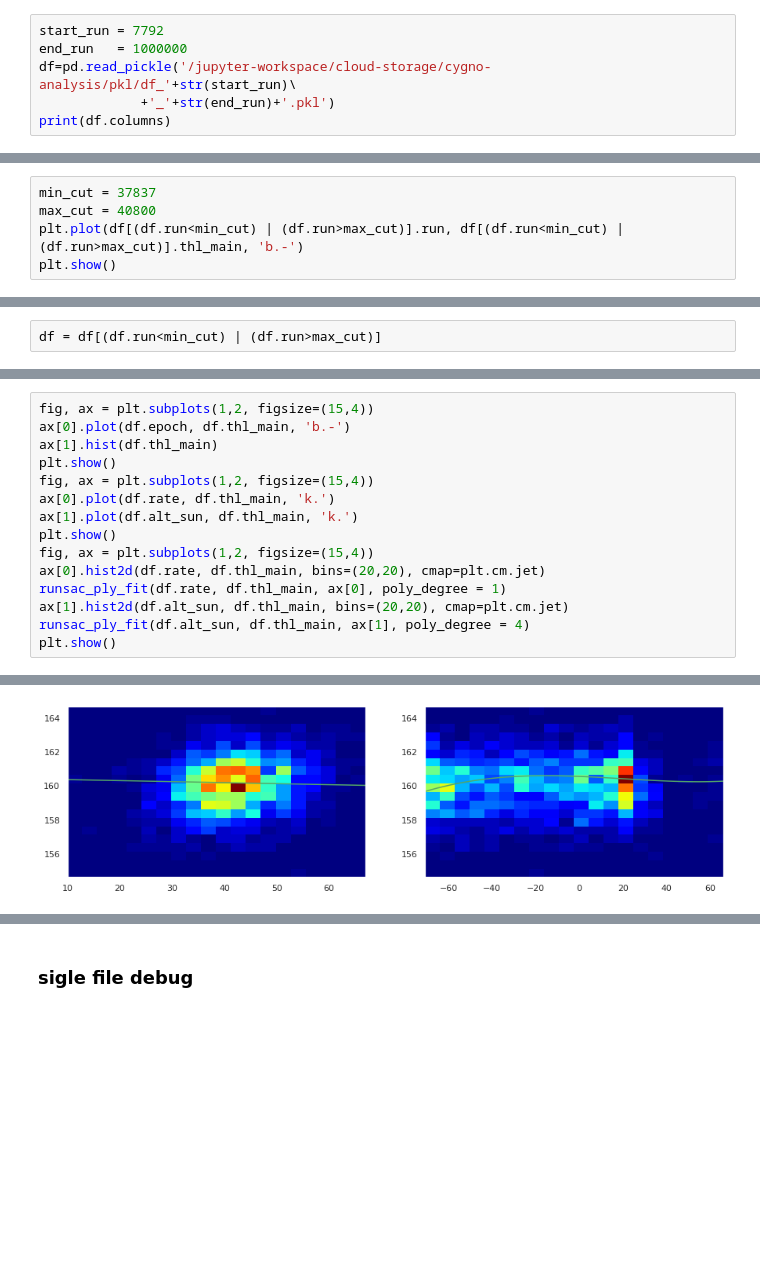
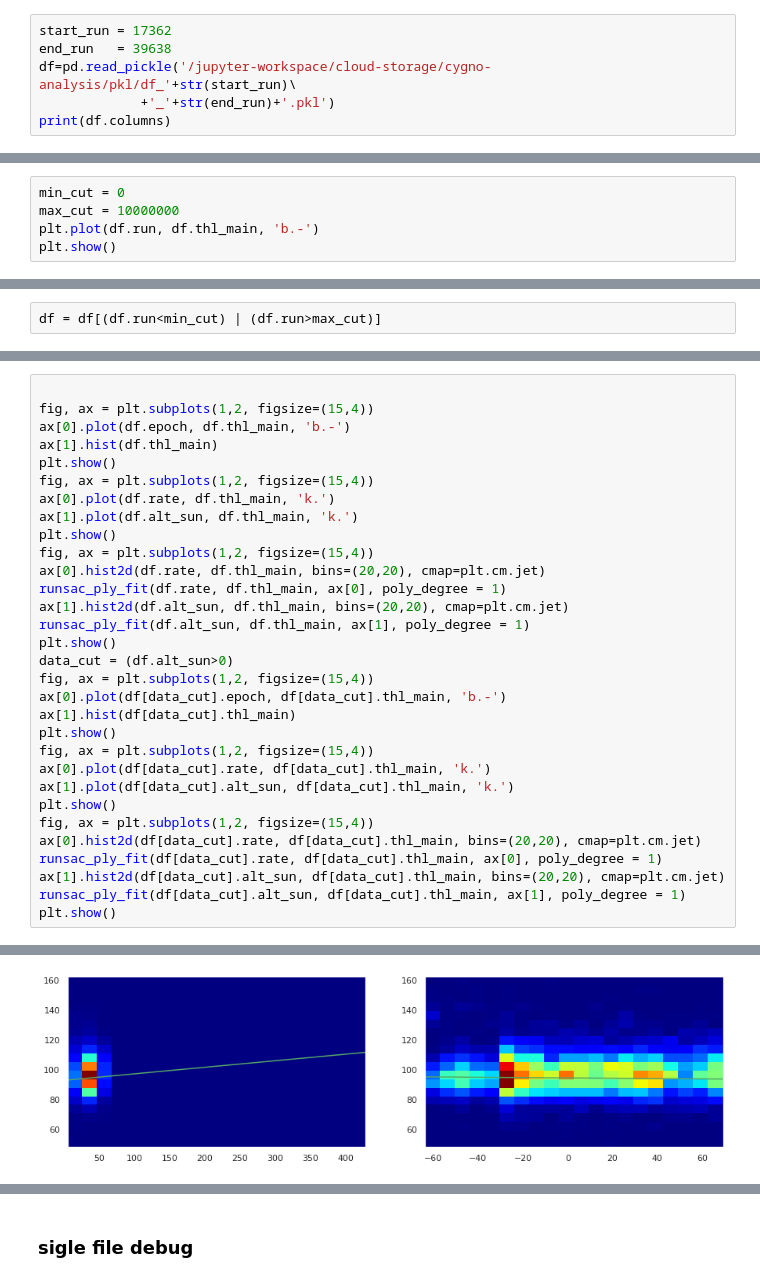
Before and after one commit to gmazzitelli/cygno_cloud, a Jupyter notebook: sunPosition.ipynb, the cells around one changed output, grey strips where cells are left out. Saved outputs shown, nothing was run; the diff lists cells and outputs as text; blank space fills up the shorter version.

```diff
--- a/sunPosition.ipynb
+++ b/sunPosition.ipynb
@@ -356,6 +343,6 @@ df.to_pickle('/jupyter-workspace/cloud-storage/cygno-analysis/pkl/df_'+str(start
 # %%
-start_run = 7792
-end_run   = 1000000
+start_run = 17362
+end_run   = 39638
 df=pd.read_pickle('/jupyter-workspace/cloud-storage/cygno-analysis/pkl/df_'+str(start_run)\
              +'_'+str(end_run)+'.pkl')
 print(df.columns)
@@ -365,8 +352,8 @@ Index(['run', 'epoch', 'tht', 'fft', 'rate', 'th0_main', 'th0_std', 'tht_main',
        'az_cygno'],
       dtype='object')
 # %%
-min_cut = 37837
-max_cut = 40800
-plt.plot(df[(df.run<min_cut) | (df.run>max_cut)].run, df[(df.run<min_cut) | (df.run>max_cut)].thl_main, 'b.-')
+min_cut = 0
+max_cut = 10000000
+plt.plot(df.run, df.thl_main, 'b.-')
 plt.show()
 # %% [output]
@@ -448,4 +435,5 @@ pick:  0.0
 # %%
+
 fig, ax = plt.subplots(1,2, figsize=(15,4))
 ax[0].plot(df.epoch, df.thl_main, 'b.-')
 ax[1].hist(df.thl_main)
@@ -458,6 +446,21 @@ fig, ax = plt.subplots(1,2, figsize=(15,4))
 ax[0].hist2d(df.rate, df.thl_main, bins=(20,20), cmap=plt.cm.jet)
 runsac_ply_fit(df.rate, df.thl_main, ax[0], poly_degree = 1)
 ax[1].hist2d(df.alt_sun, df.thl_main, bins=(20,20), cmap=plt.cm.jet)
-runsac_ply_fit(df.alt_sun, df.thl_main, ax[1], poly_degree = 4)
+runsac_ply_fit(df.alt_sun, df.thl_main, ax[1], poly_degree = 1)
 plt.show()
+data_cut = (df.alt_sun>0)
+fig, ax = plt.subplots(1,2, figsize=(15,4))
+ax[0].plot(df[data_cut].epoch, df[data_cut].thl_main, 'b.-')
+ax[1].hist(df[data_cut].thl_main)
+plt.show()
+fig, ax = plt.subplots(1,2, figsize=(15,4))
+ax[0].plot(df[data_cut].rate, df[data_cut].thl_main, 'k.')
+ax[1].plot(df[data_cut].alt_sun, df[data_cut].thl_main, 'k.')
+plt.show()
+fig, ax = plt.subplots(1,2, figsize=(15,4))
+ax[0].hist2d(df[data_cut].rate, df[data_cut].thl_main, bins=(20,20), cmap=plt.cm.jet)
+runsac_ply_fit(df[data_cut].rate, df[data_cut].thl_main, ax[0], poly_degree = 1)
+ax[1].hist2d(df[data_cut].alt_sun, df[data_cut].thl_main, bins=(20,20), cmap=plt.cm.jet)
+runsac_ply_fit(df[data_cut].alt_sun, df[data_cut].thl_main, ax[1], poly_degree = 1)
+plt.show()
 # %% [output]
@@ -466 +469 @@ plt.show()
-[figure, old version]
+[figure, new version]
```
Also changed, not shown: parts of 59 cells of this notebook, 9 other files.
